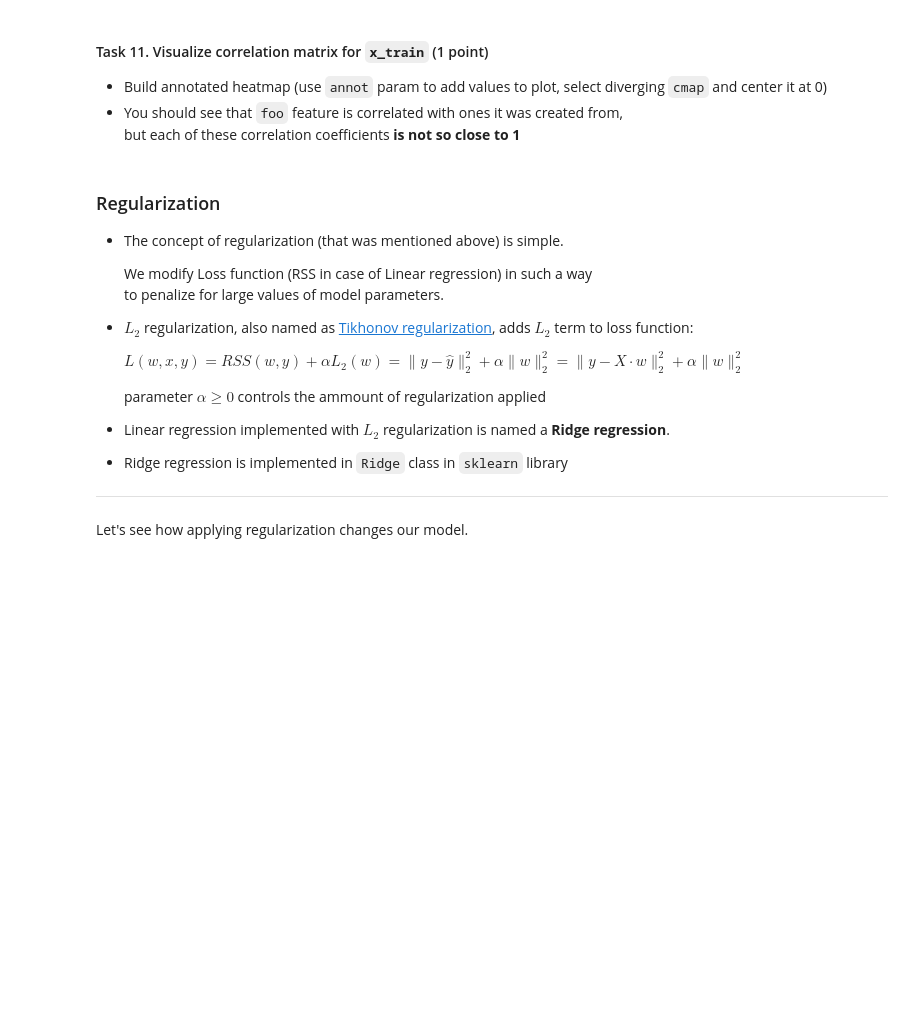
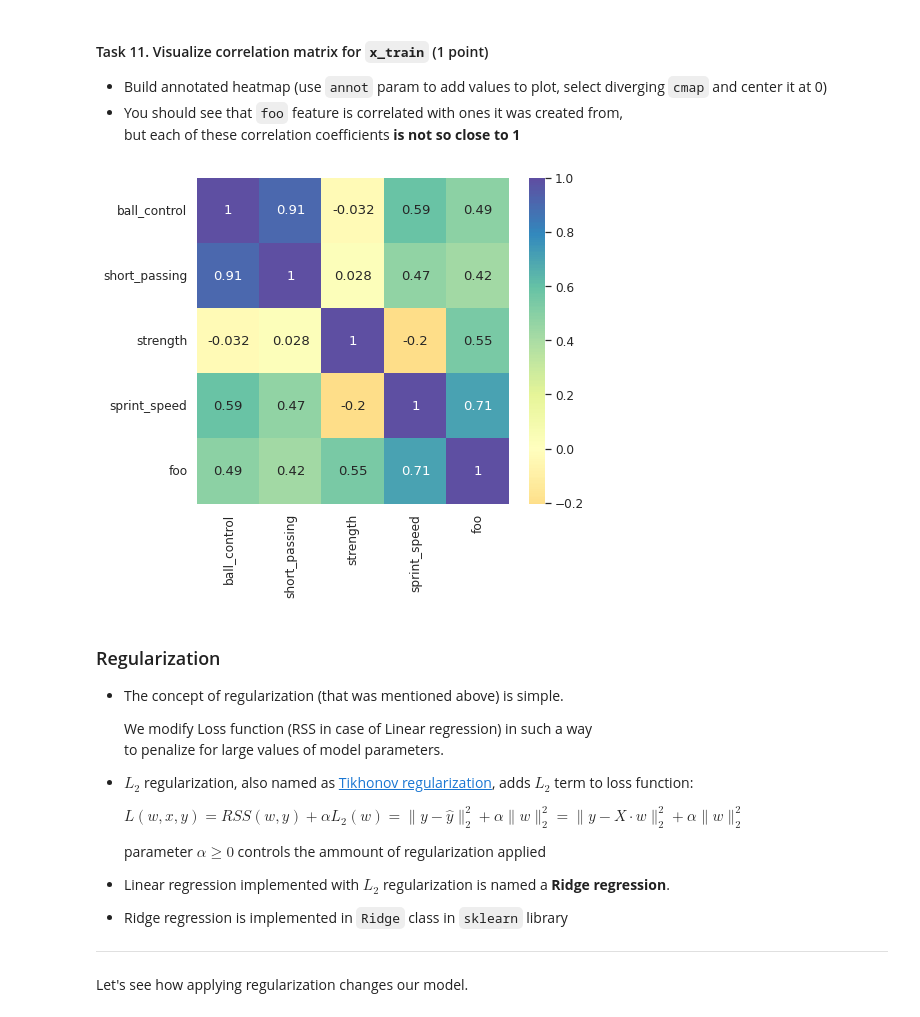
Before and after one commit to McReader/ml-intro, a Jupyter notebook: 3_linear_regression/linear_regression.ipynb, the cells around one changed output. Cells and saved outputs as stored; diff of their text form; code cells hidden in the pictures; blank space fills up the shorter version.

```diff
--- a/3_linear_regression/linear_regression.ipynb
+++ b/3_linear_regression/linear_regression.ipynb
@@ -1464,3 +1470,8 @@ l2_norm(model.coef_)
+# %%
+correlation_matrix = x_train.corr()
+sns.heatmap(correlation_matrix, center=0, cmap='Spectral', annot=True);
+# %% [output]
+[figure, added]
 # %% [markdown]
 ### Regularization
 
```
Also changed, not shown: parts of 3 cells of this notebook.
